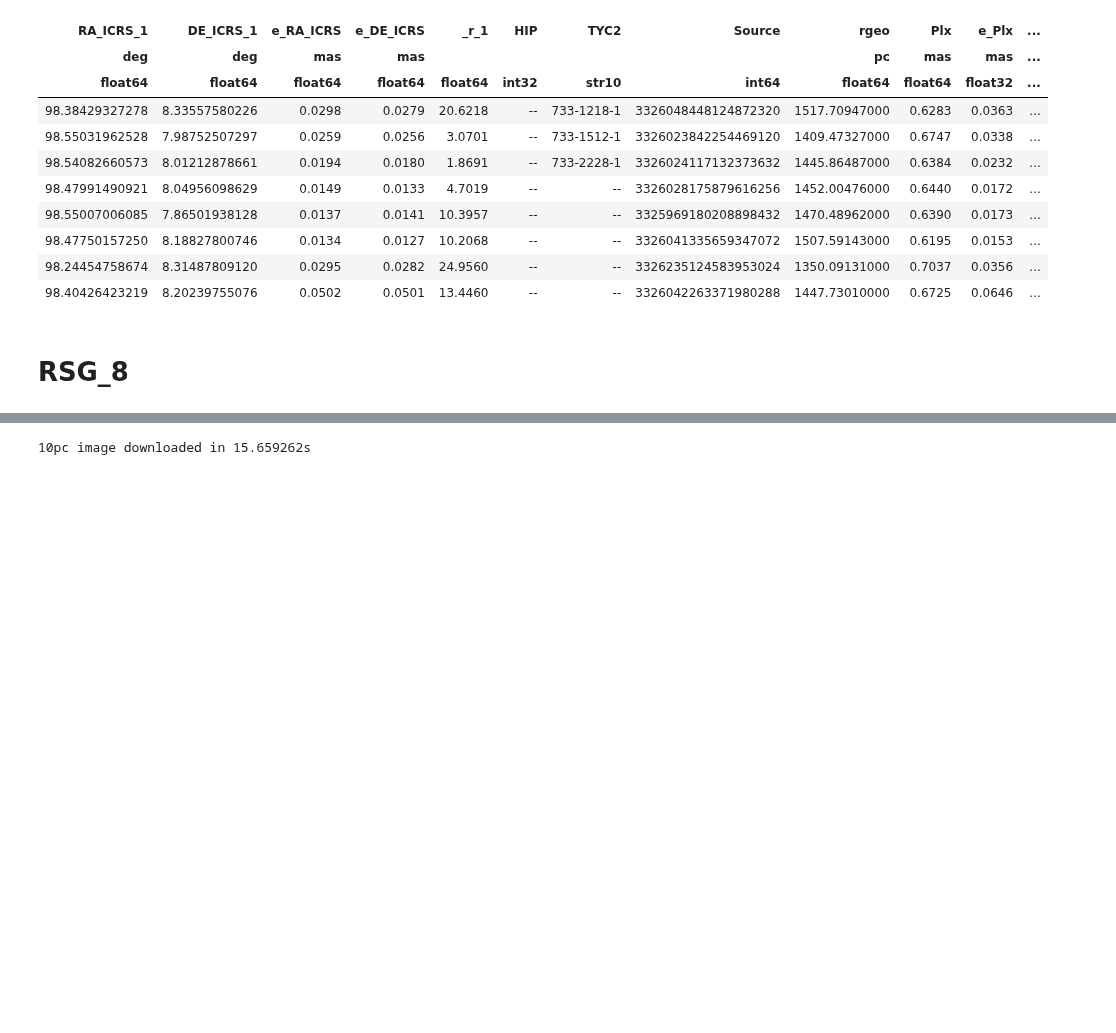
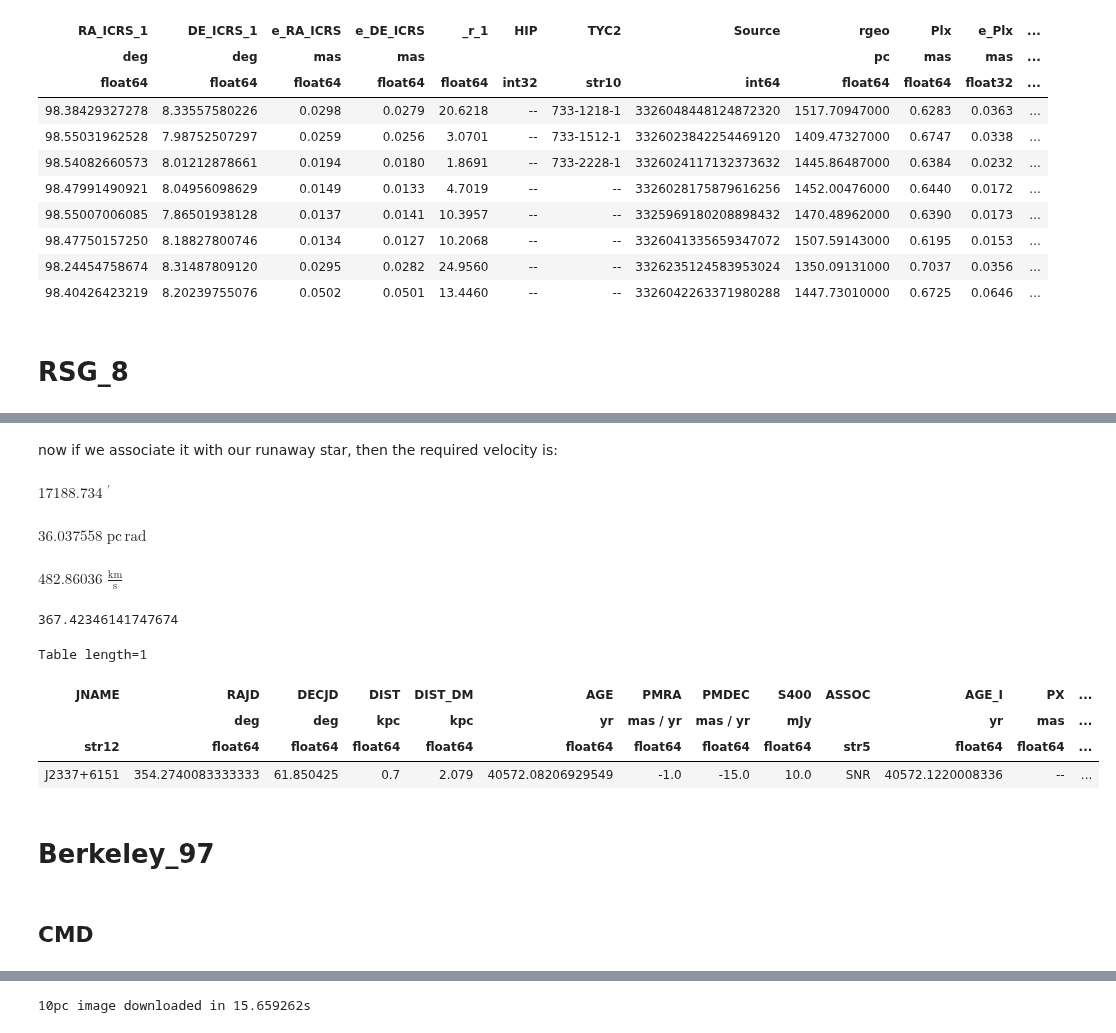
Before and after one commit to surodeep26/Runaway-Stars, a Jupyter notebook: v16.ipynb, the cells around one changed output, grey strips where cells are left out. Drawn from its saved outputs; the diff is of its cells as text; code cells hidden in the pictures; blank space fills up the shorter version.

```diff
--- a/v16.ipynb
+++ b/v16.ipynb
@@ -97,0 +151,36 @@ cld = ClusterDias('RSG_8')
+# %% [markdown]
+now  if we associate it with our runaway star, then the required velocity is:
+# %%
+(5*u.rad).to(u.arcmin)
+# %% [output]
+$17188.734 \; \mathrm{{}^{\prime}}$
+# %%
+def rphy(angle, distance):
+    angle = angle.to(u.rad)
+    distance = distance.to(u.pc)
+    rphy = angle*distance
+    return rphy
+
+rphy(5.162*u.deg, 400*u.pc)
+# %% [output]
+$36.037558 \; \mathrm{pc\,rad}$
+# %%
+d = 20*u.pc
+t = 40.5*u.kyr
+
+v = (d/t)
+v.to(u.km/u.s)
+# %% [output]
+$482.86036 \; \mathrm{\frac{km}{s}}$
+# %%
+450/np.sqrt(3)*np.sqrt(2)
+# %% [output]
+367.42346141747674
+# %%
+cl.psrs(sep_limit=600*u.arcmin)
+# %% [output]
+Table length=1
+| JNAME | RAJD | DECJD | DIST | DIST_DM | AGE | PMRA | PMDEC | S400 | ASSOC | AGE_I | PX | ... |
+|  | deg | deg | kpc | kpc | yr | mas / yr | mas / yr | mJy |  | yr | mas | ... |
+| str12 | float64 | float64 | float64 | float64 | float64 | float64 | float64 | float64 | str5 | float64 | float64 | ... |
+| J2337+6151 | 354.2740083333333 | 61.850425 | 0.7 | 2.079 | 40572.08206929549 | -1.0 | -15.0 | 10.0 | SNR | 40572.1220008336 | -- | ... |
@@ -97,0 +191,2 @@ cld = ClusterDias('RSG_8')
+# %% [markdown]
+# Berkeley_97
@@ -97,0 +198,2 @@ cld = ClusterDias('RSG_8')
+# %% [markdown]
+## CMD
```
Also changed, not shown: parts of 23 cells of this notebook, 13 other files.
